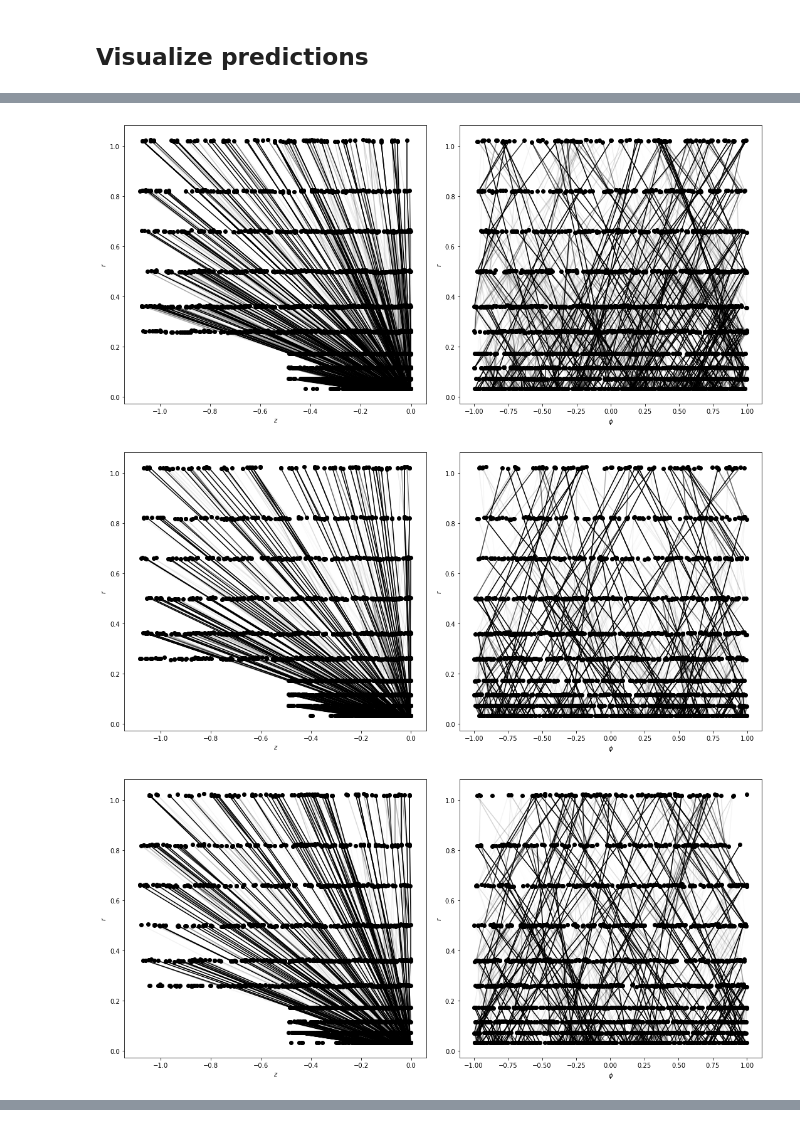
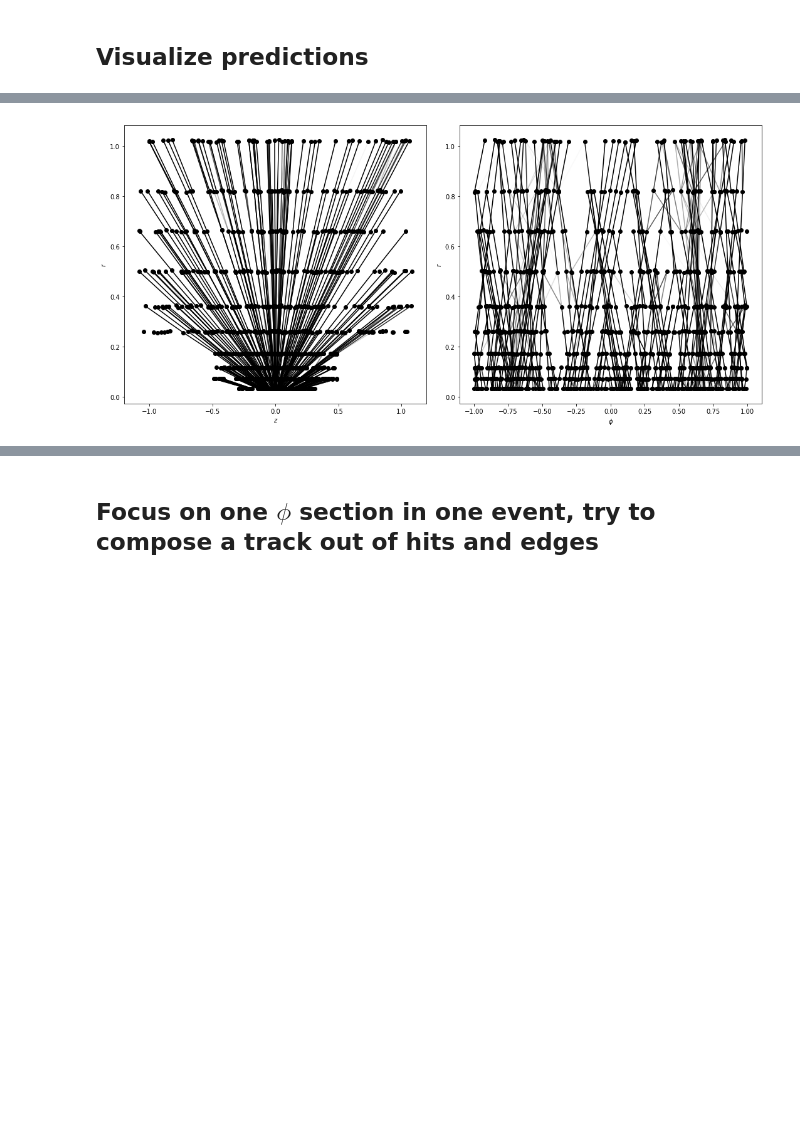
Before and after one commit to xju2/heptrkx-gnn-tracking, a Jupyter notebook: notebooks/GNNEvaluation.ipynb, the cells around one changed output, grey strips where cells are left out. Saved outputs shown, nothing was run; the diff lists cells and outputs as text; code cells hidden in the pictures; blank space fills up the shorter version.

```diff
--- a/notebooks/GNNEvaluation.ipynb
+++ b/notebooks/GNNEvaluation.ipynb
@@ -112,7 +111,7 @@ KeyError: 'model_type'
 # %% [markdown]
 ## Load the test data set
 # %%
-n_test = 256
+n_test = 10
 # %%
 full_dataset = HitGraphDataset(get_input_dir(config))
 
@@ -206,7 +205,7 @@ def draw_sample(X, Ri, Ro, y, cmap='bwr_r', alpha_labels=True, figsize=(15, 7)):
 # %%
 %%time
 
-n_draw = 4
+n_draw = 1
 for i in range(n_draw):
     X, Ri, Ro, y = test_dataset[i]
     pred = test_outputs[i][0].numpy()
@@ -217,3 +216 @@ Wall time: 5min 39s
-[figure, old version]
+[figure, new version]
-[figure, removed]
-[figure, removed]
@@ -220,0 +217,2 @@ Wall time: 5min 39s
+# %% [markdown]
+## Focus on one $\phi$ section in one event, try to compose a track out of hits and edges
```
Also changed, not shown: parts of 37 cells of this notebook, 3 other files.
